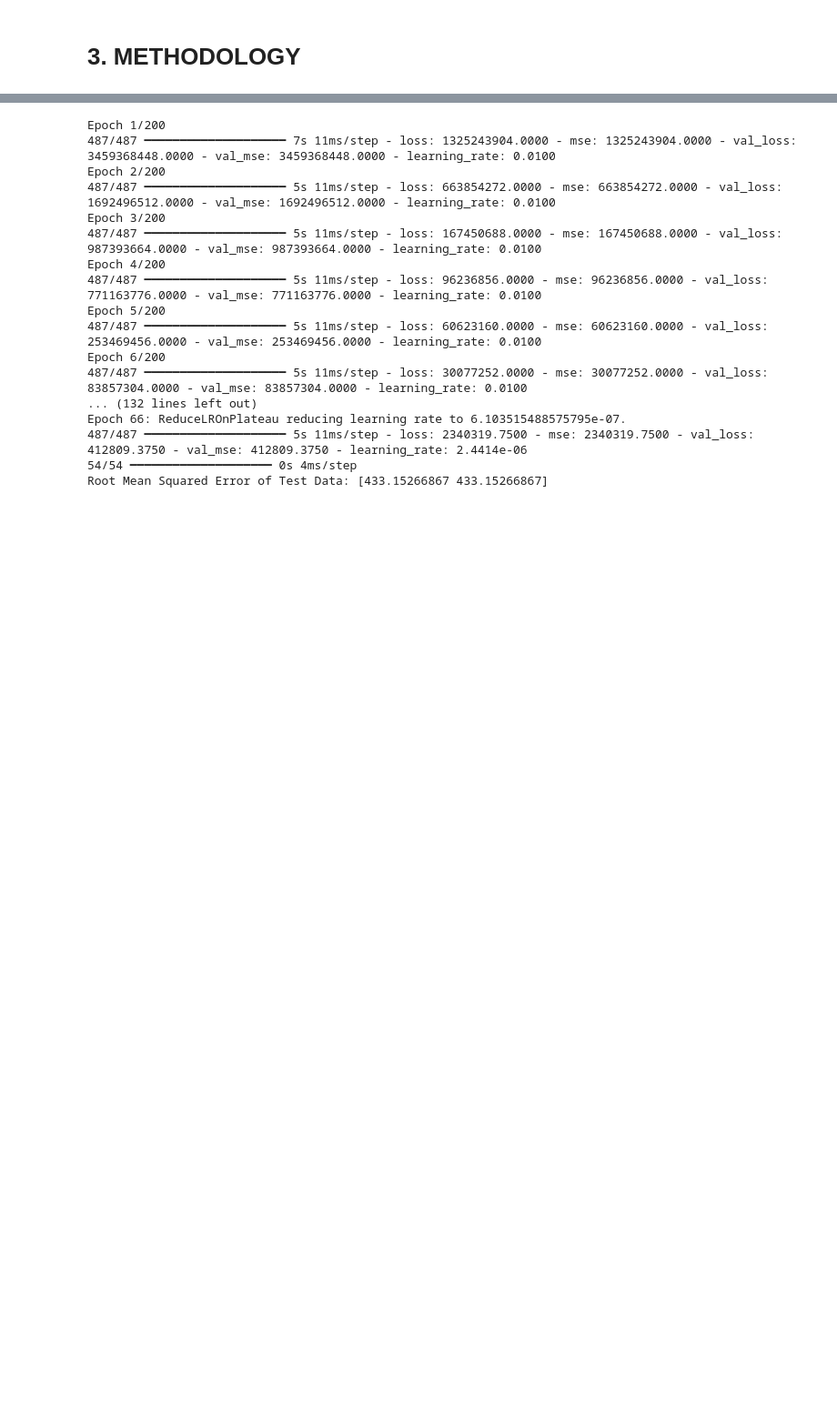
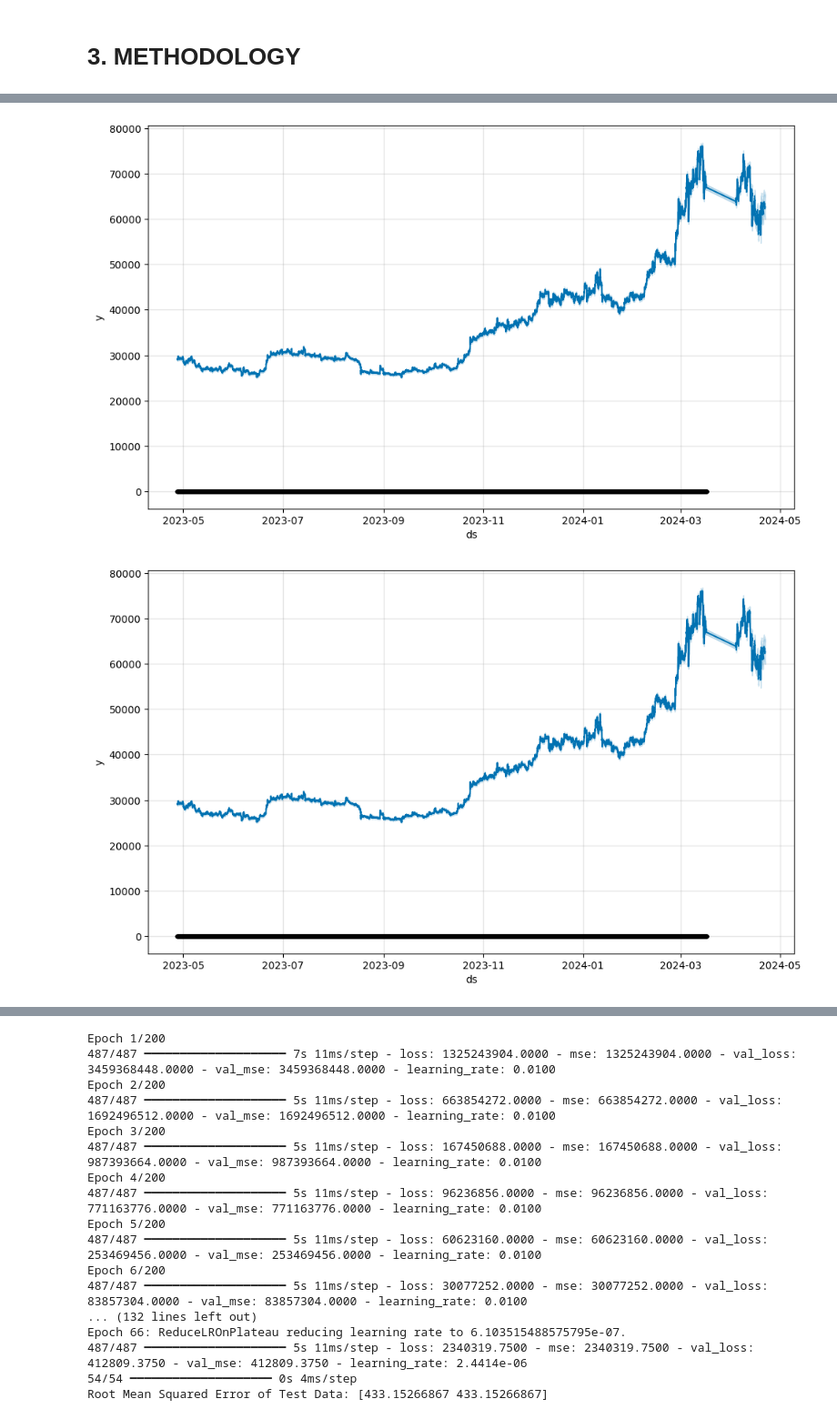
Before and after one commit to emrecobann/SurfingBTCWaves, a Jupyter notebook: SurfingBTC.ipynb, the cells around one changed output, grey strips where cells are left out. Shown at 91% size. Drawn from its saved outputs; the diff is of its cells as text; code cells hidden in the pictures; blank space fills up the shorter version.

```diff
--- a/SurfingBTC.ipynb
+++ b/SurfingBTC.ipynb
@@ -659,0 +640,13 @@ def sliding_window_generator(x_df, y_df, window_size, step_size):
+# %%
+# Correct the log domain with exponential
+prophet_forecast_data_original = prophet_forecast_data.copy()
+prophet_forecast_data_original["yhat"] = np.exp(prophet_forecast_data_original["yhat"])
+prophet_forecast_data_original["yhat_lower"] = np.exp(prophet_forecast_data_original["yhat_lower"])
+prophet_forecast_data_original["yhat_upper"] = np.exp(prophet_forecast_data_original["yhat_upper"])
+prophet_result_df = pd.DataFrame(prophet_forecast_data_original)
+
+# Plot the exact prophet results without log domain
+prophet_model.plot(prophet_forecast_data_original)
+# %% [output]
+[figure, added]
+[figure, added]
```
Also changed, not shown: parts of 78 cells of this notebook.
